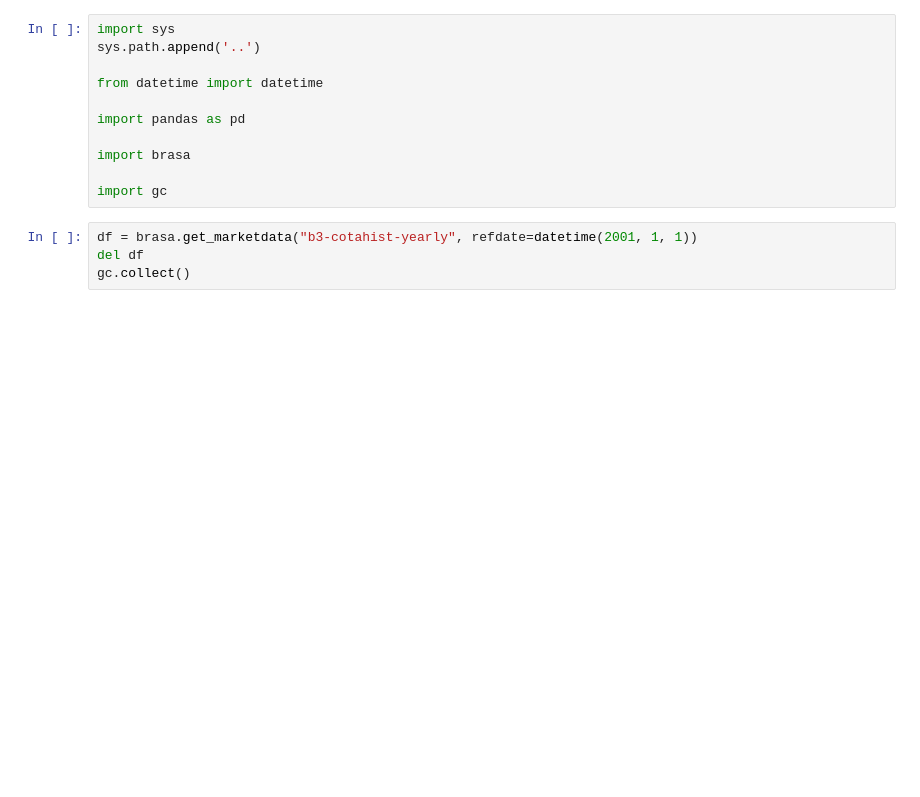
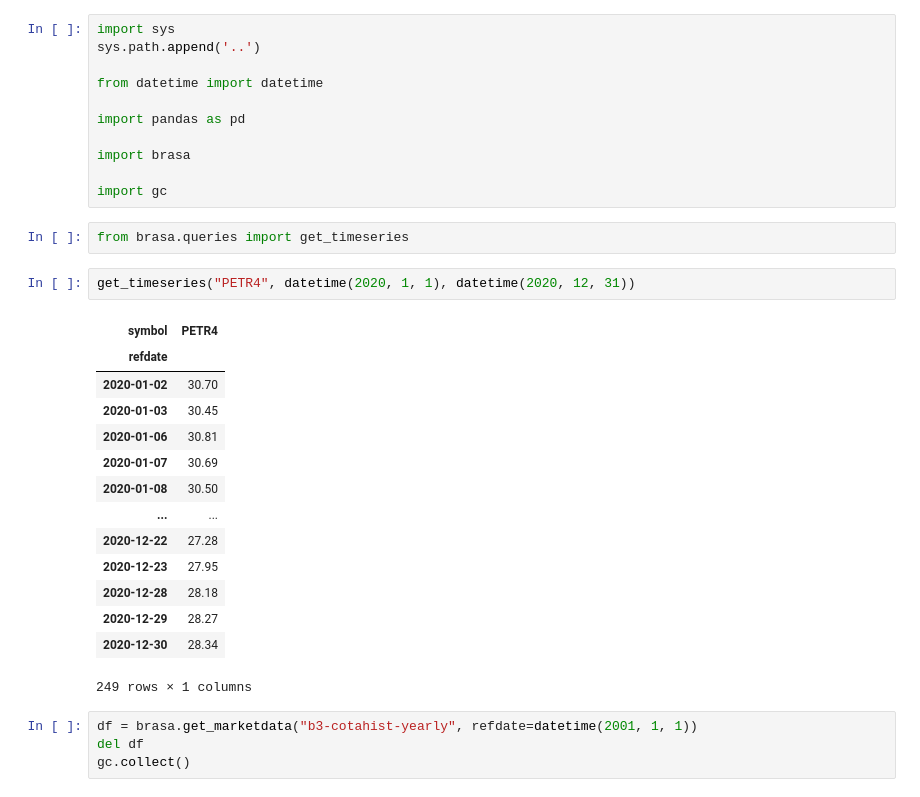
Before and after one commit to wilsonfreitas/brasa, a Jupyter notebook: notebooks/workspace.ipynb, the cells around one changed output. Drawn from its saved outputs; the diff is of its cells as text; blank space fills up the shorter version.

Commit message:
queries

```diff
--- a/notebooks/workspace.ipynb
+++ b/notebooks/workspace.ipynb
@@ -16,6 +16,25 @@ import pandas as pd
 import brasa
 
 import gc
+# %%
+from brasa.queries import get_timeseries
+# %%
+get_timeseries("PETR4", datetime(2020, 1, 1), datetime(2020, 12, 31))
+# %% [output]
+| symbol | PETR4 |
+| refdate |  |
+| 2020-01-02 | 30.70 |
+| 2020-01-03 | 30.45 |
+| 2020-01-06 | 30.81 |
+| 2020-01-07 | 30.69 |
+| 2020-01-08 | 30.50 |
+| ... | ... |
+| 2020-12-22 | 27.28 |
+| 2020-12-23 | 27.95 |
+| 2020-12-28 | 28.18 |
+| 2020-12-29 | 28.27 |
+| 2020-12-30 | 28.34 |
+249 rows × 1 columns
 # %%
 df = brasa.get_marketdata("b3-cotahist-yearly", refdate=datetime(2001, 1, 1))
 del df
```
Also changed, not shown: 3 other files.
